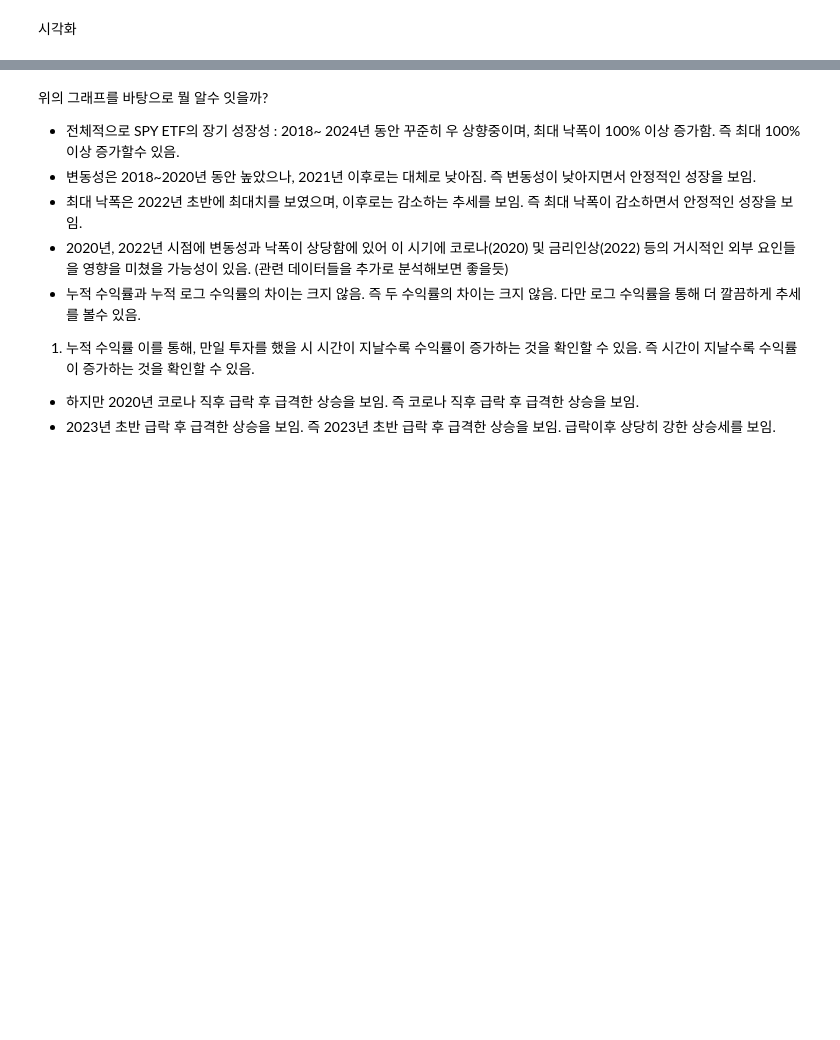
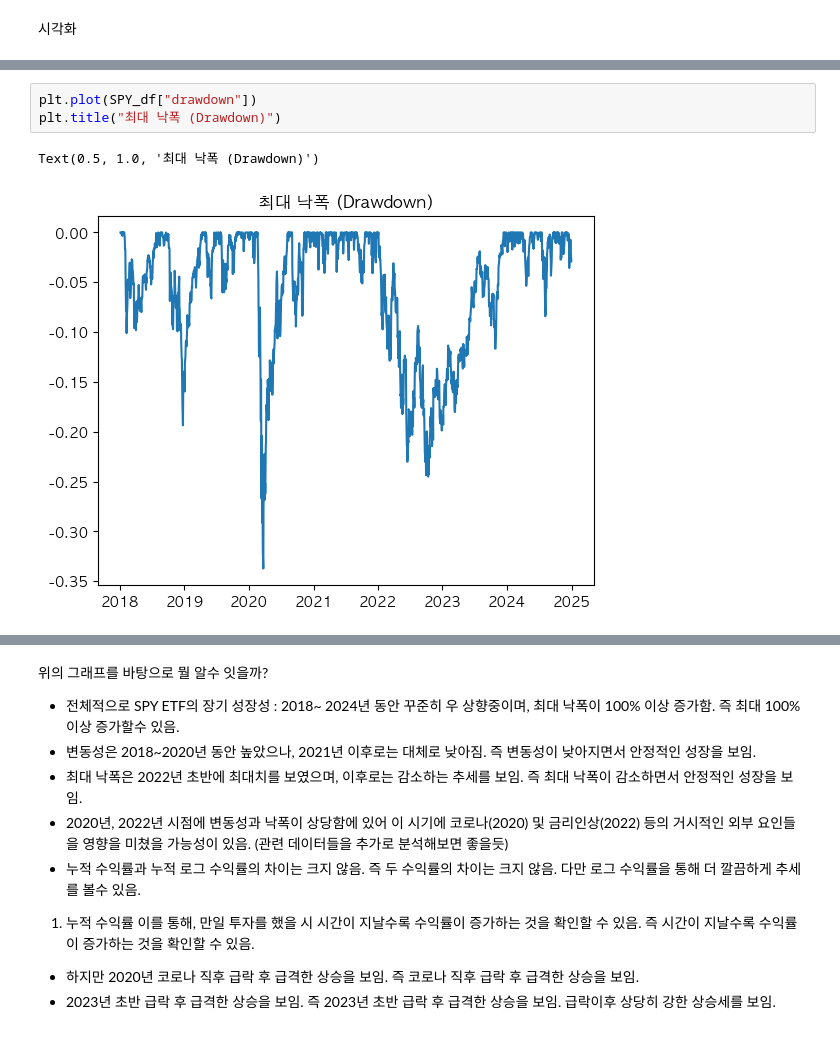
Before and after one commit to dea980/ETF-risk-forcasting, a Jupyter notebook: eda/eda_volatility_drawdown_return.ipynb, the cells around one changed output, grey strips where cells are left out. Drawn from its saved outputs; the diff is of its cells as text; blank space fills up the shorter version.

```diff
--- a/eda/eda_volatility_drawdown_return.ipynb
+++ b/eda/eda_volatility_drawdown_return.ipynb
@@ -60 +89,7 @@ SPY_df["drawdown_log_return"] = (SPY_df["cum_log_return"] - cum_max_log_return)
+# %%
+plt.plot(SPY_df["drawdown"])
+plt.title("최대 낙폭 (Drawdown)")
+# %% [output]
+Text(0.5, 1.0, '최대 낙폭 (Drawdown)')
+[figure, added]
 # %%
```
Also changed, not shown: parts of 8 cells of this notebook, 17 other files.
